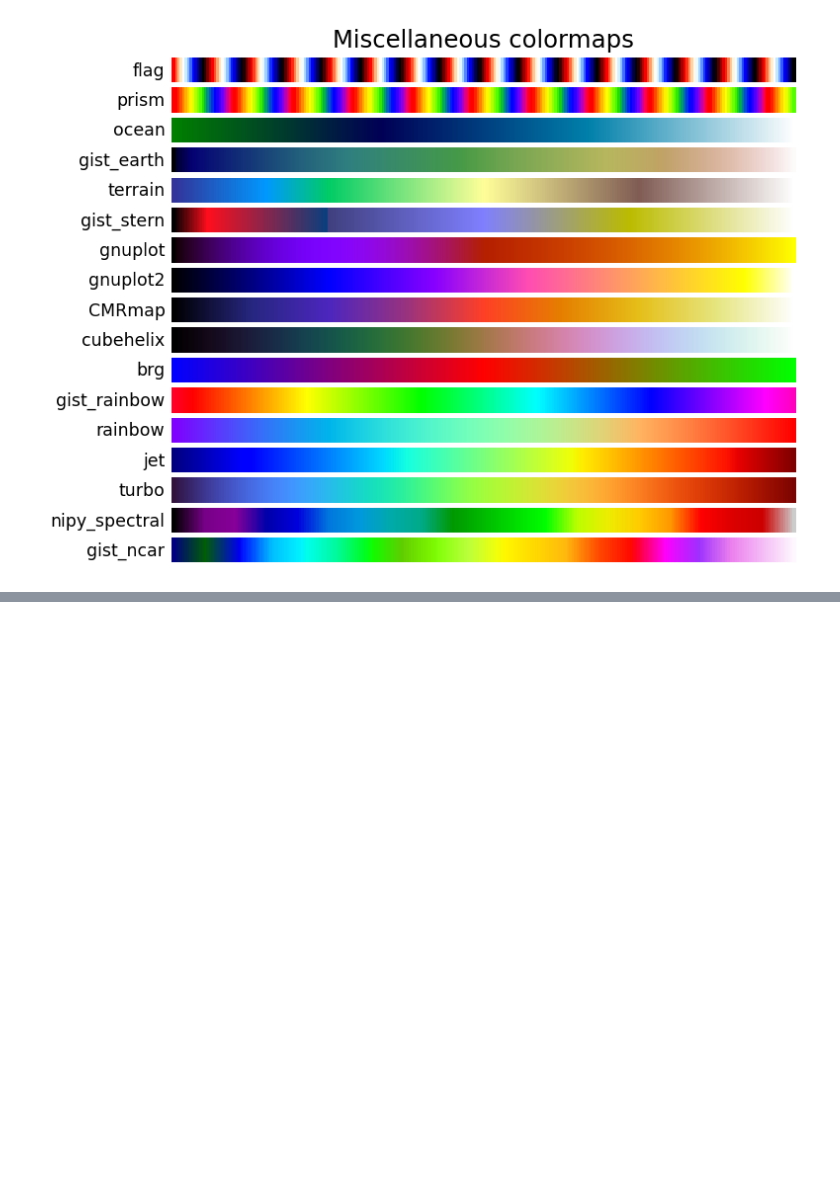
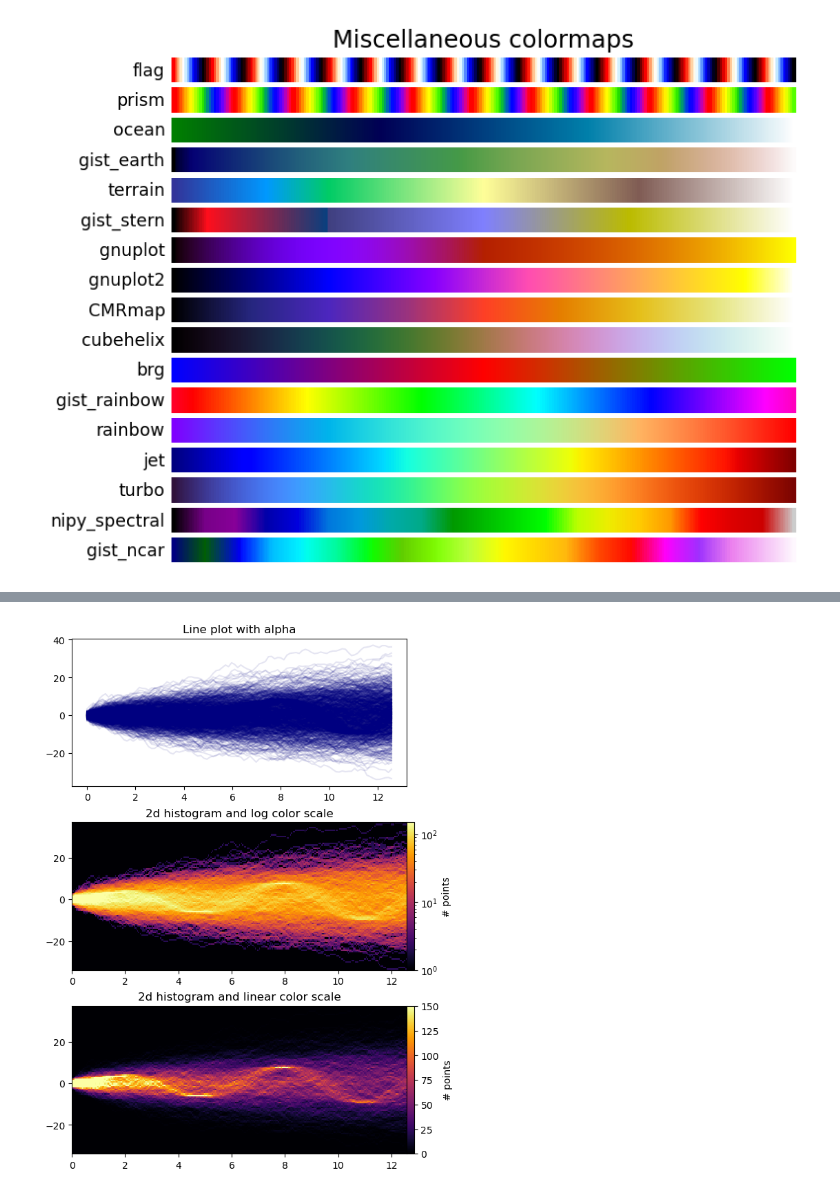
Before and after one commit to Johann-Cardenas/Chroma-Haven, a Jupyter notebook: color-list.ipynb, the cells around one changed output, grey strips where cells are left out. Saved outputs shown, nothing was run; the diff lists cells and outputs as text; code cells hidden in the pictures; blank space fills up the shorter version.

```diff
--- a/color-list.ipynb
+++ b/color-list.ipynb
@@ -119,0 +166,64 @@ for cmap_category, cmap_list in cmaps:
+# %%
+
+fig, axes = plt.subplots(nrows=3, figsize=(6, 8), layout='constrained')
+
+# Fix random state for reproducibility
+np.random.seed(19680801)
+# Make some data; a 1D random walk + small fraction of sine waves
+num_series = 1000
+num_points = 100
+SNR = 0.10  # Signal to Noise Ratio
+x = np.linspace(0, 4 * np.pi, num_points)
+# Generate unbiased Gaussian random walks
+Y = np.cumsum(np.random.randn(num_series, num_points), axis=-1)
+# Generate sinusoidal signals
+num_signal = round(SNR * num_series)
+phi = (np.pi / 8) * np.random.randn(num_signal, 1)  # small random offset
+Y[-num_signal:] = (
+    np.sqrt(np.arange(num_points))  # random walk RMS scaling factor
+    * (np.sin(x - phi)
+       + 0.05 * np.random.randn(num_signal, num_points))  # small random noise
+)
+
+# Plot series using `plot` and a small value of `alpha`. With this view it is
+# very difficult to observe the sinusoidal behavior because of how many
+# overlapping series there are. It also takes a bit of time to run because so
+# many individual artists need to be generated.
+tic = time.time()
+axes[0].plot(x, Y.T, color="navy", alpha=0.1)
+toc = time.time()
+axes[0].set_title("Line plot with alpha")
+print(f"{toc-tic:.3f} sec. elapsed")
+
+
+# Now we will convert the multiple time series into a histogram. Not only will
+# the hidden signal be more visible, but it is also a much quicker procedure.
+tic = time.time()
+# Linearly interpolate between the points in each time series
+num_fine = 800
+x_fine = np.linspace(x.min(), x.max(), num_fine)
+y_fine = np.concatenate([np.interp(x_fine, x, y_row) for y_row in Y])
+x_fine = np.broadcast_to(x_fine, (num_series, num_fine)).ravel()
+
+
+# Plot (x, y) points in 2d histogram with log colorscale
+# It is pretty evident that there is some kind of structure under the noise
+# You can tune vmax to make signal more visible
+cmap = plt.colormaps["inferno"]
+cmap = cmap.with_extremes(bad=cmap(0))
+h, xedges, yedges = np.histogram2d(x_fine, y_fine, bins=[400, 100])
+pcm = axes[1].pcolormesh(xedges, yedges, h.T, cmap=cmap,
+                         norm="log", vmax=1.5e2, rasterized=True)
+fig.colorbar(pcm, ax=axes[1], label="# points", pad=0)
+axes[1].set_title("2d histogram and log color scale")
+
+# Same data but on linear color scale
+pcm = axes[2].pcolormesh(xedges, yedges, h.T, cmap=cmap,
+                         vmax=1.5e2, rasterized=True)
+fig.colorbar(pcm, ax=axes[2], label="# points", pad=0)
+axes[2].set_title("2d histogram and linear color scale")
+
+toc = time.time()
+print(f"{toc-tic:.3f} sec. elapsed")
+plt.show()
+# %% [output]
@@ -119,0 +232 @@ for cmap_category, cmap_list in cmaps:
+[figure, added]
```
Also changed, not shown: parts of 8 cells of this notebook.
